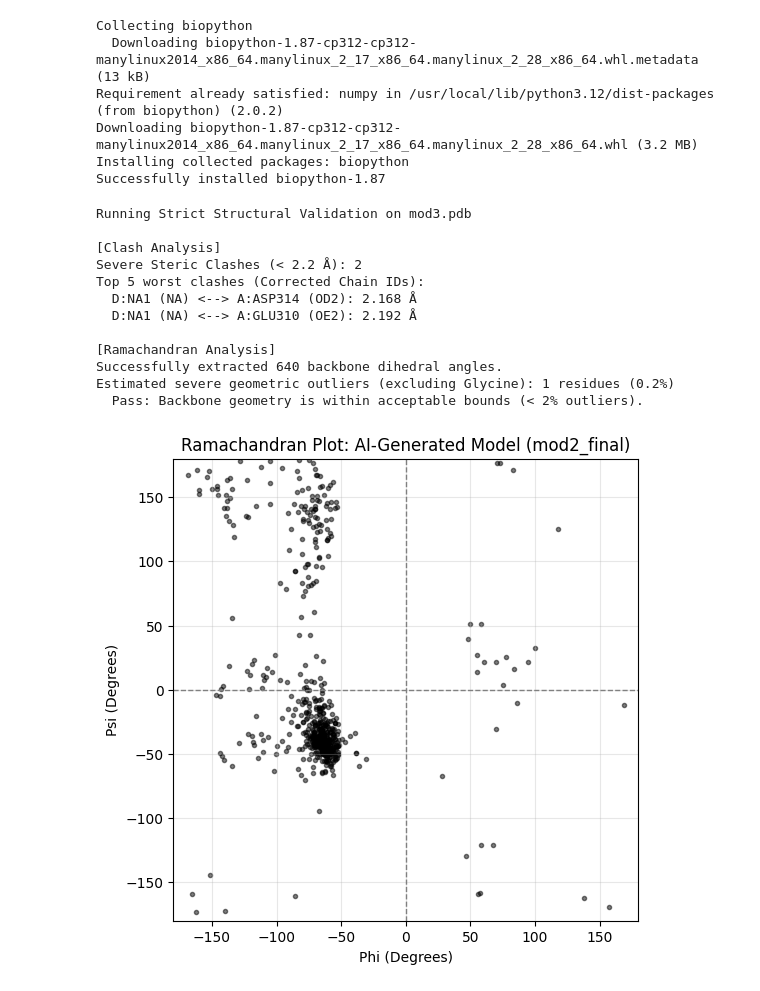
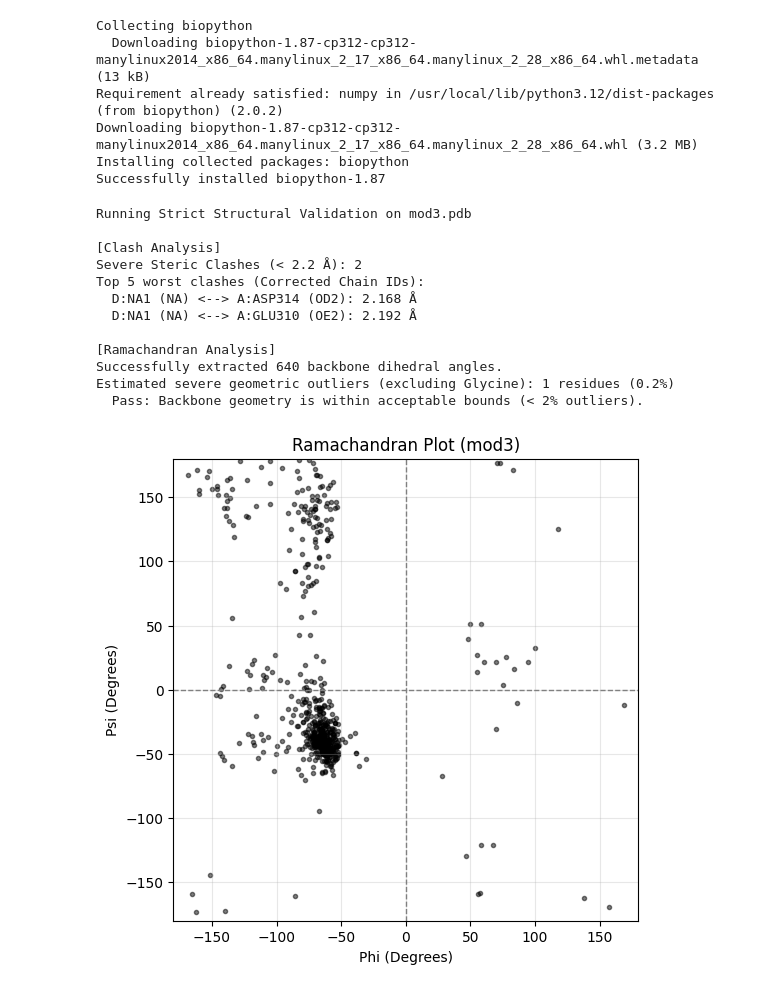
Before and after one commit to obedglanson/senior_project_slc6a14, a Jupyter notebook: structural_val.ipynb, the cells around one changed output. Saved outputs shown, nothing was run; the diff lists cells and outputs as text; code cells hidden in the pictures.

```diff
--- a/structural_val.ipynb
+++ b/structural_val.ipynb
@@ -113,32 +113,32 @@ def validate_structure(pdb_file_path, clash_threshold=2.2):
     else:
         print("  Warning: High number of outliers. The model may have collapsed or twisted unnaturally.")
 
     # Plotting
     plt.figure(figsize=(6,6))
     plt.scatter(phis, psis, marker='.', color='black', alpha=0.5)
     plt.xlim(-180, 180)
     plt.ylim(-180, 180)
     plt.axhline(0, color='gray', lw=1, linestyle='--')
     plt.axvline(0, color='gray', lw=1, linestyle='--')
     plt.xlabel('Phi (Degrees)')
     plt.ylabel('Psi (Degrees)')
-    plt.title('Ramachandran Plot: AI-Generated Model (mod2_final)')
+    plt.title('Ramachandran Plot (mod3)')
     plt.grid(True, alpha=0.3)
     plt.show()
 
 # Execution
 validate_structure("mod3.pdb")
 # %% [output]
 Running Strict Structural Validation on mod3.pdb
 
 [Clash Analysis]
 Severe Steric Clashes (< 2.2 Å): 2
 Top 5 worst clashes (Corrected Chain IDs):
   D:NA1 (NA) <--> A:ASP314 (OD2): 2.168 Å
   D:NA1 (NA) <--> A:GLU310 (OE2): 2.192 Å
 
 [Ramachandran Analysis]
 Successfully extracted 640 backbone dihedral angles.
 Estimated severe geometric outliers (excluding Glycine): 1 residues (0.2%)
   Pass: Backbone geometry is within acceptable bounds (< 2% outliers).
-[figure, old version]
+[figure, new version]
```
